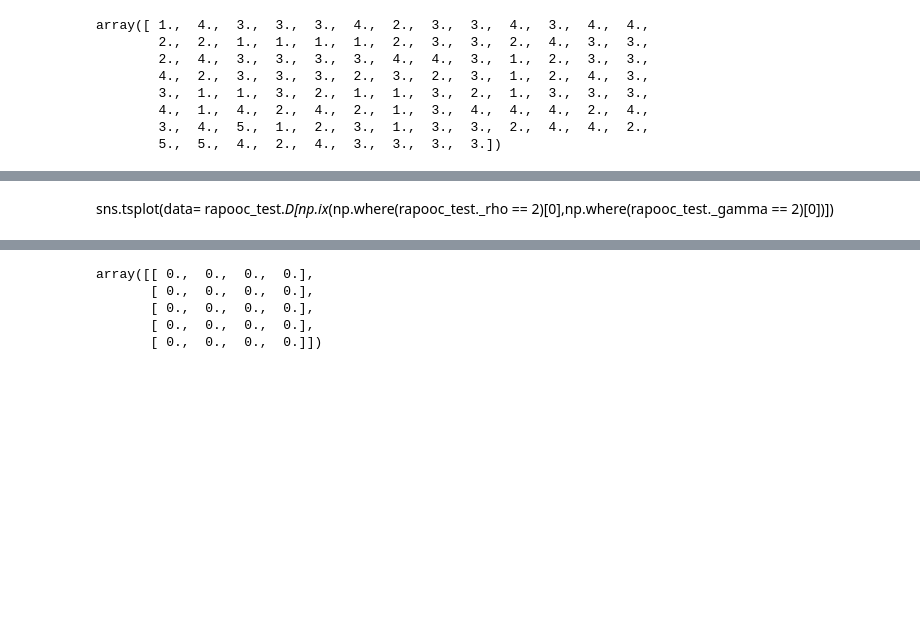
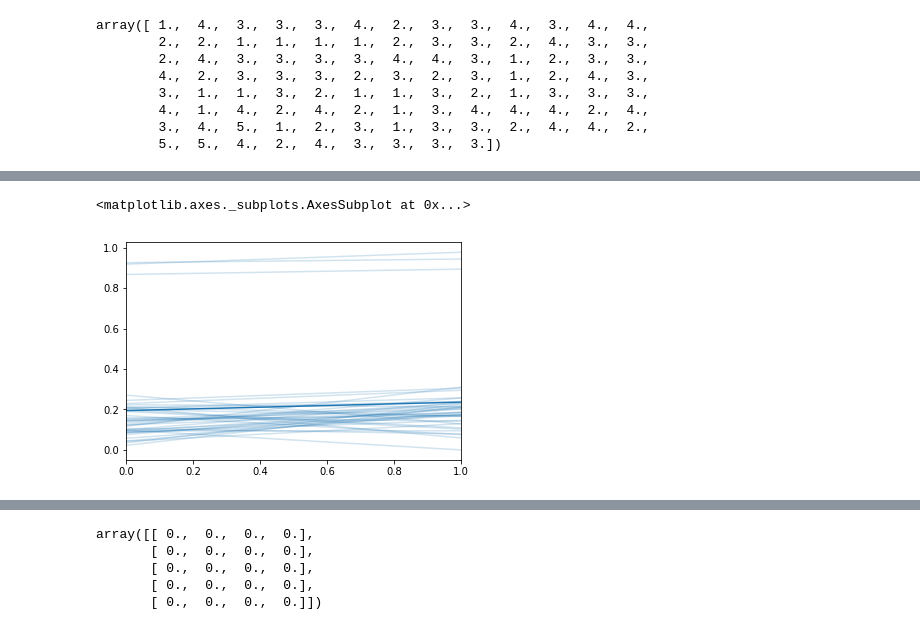
Before and after one commit to josechudev/GeneExpressionBiClustering, a Jupyter notebook: Notebooks/3.1 RAPOOC Test.ipynb, the cells around one changed output, grey strips where cells are left out. Saved outputs shown, nothing was run; the diff lists cells and outputs as text; code cells hidden in the pictures; blank space fills up the shorter version.

```diff
--- a/Notebooks/3.1 RAPOOC Test.ipynb
+++ b/Notebooks/3.1 RAPOOC Test.ipynb
@@ -549,5 +544,10 @@ rapooc_test.core_co_clustering()
-# %% [markdown]
-sns.tsplot(data= rapooc_test._D[np.ix_(np.where(rapooc_test._rho == 2)[0],np.where(rapooc_test._gamma == 2)[0])])
+# %%
+sns.tsplot(data= rapooc_test._D[np.ix_(np.where(rapooc_test._rho == 2)[0]\
+                                  , np.where(rapooc_test._gamma == 1)[0])]\
+           ,err_style="unit_traces")
+# %% [output]
+<matplotlib.axes._subplots.AxesSubplot at 0x...>
+[figure, added]
 # %%
 fit_data = np.array(test_data)[np.argsort(rapooc_test.rho)]
 fit_data = fit_data[:, np.argsort(rapooc_test.gamma)]
```
Also changed, not shown: parts of 14 cells of this notebook.
